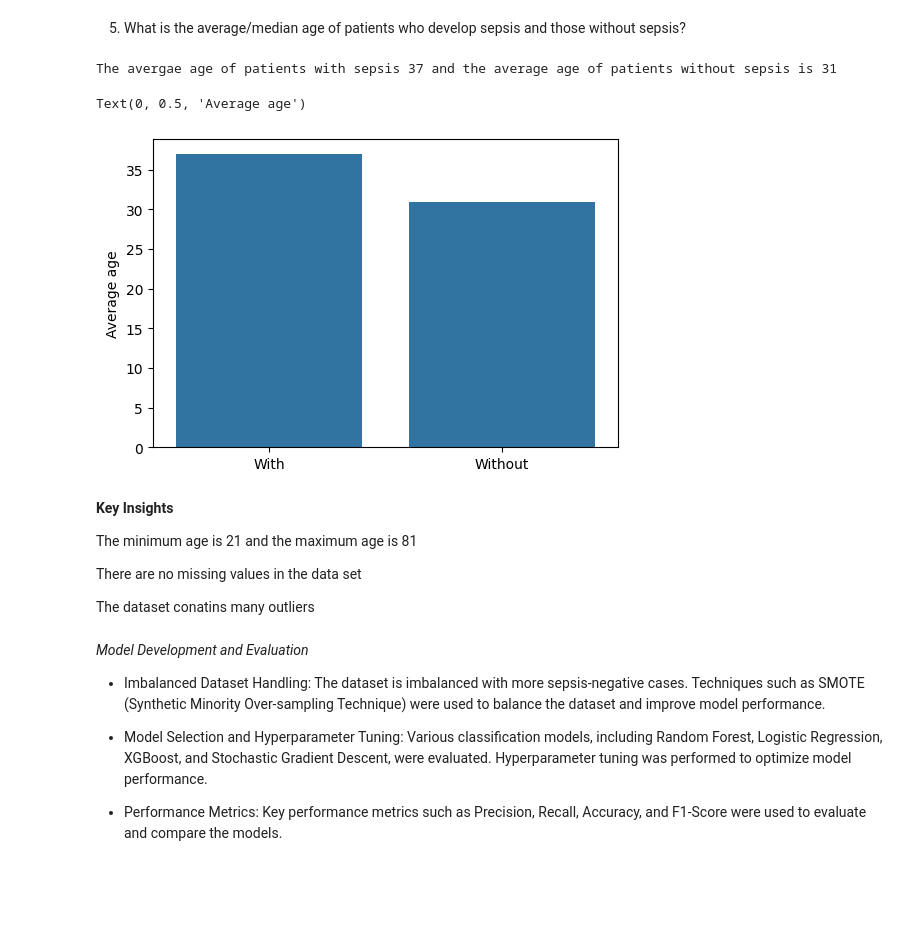
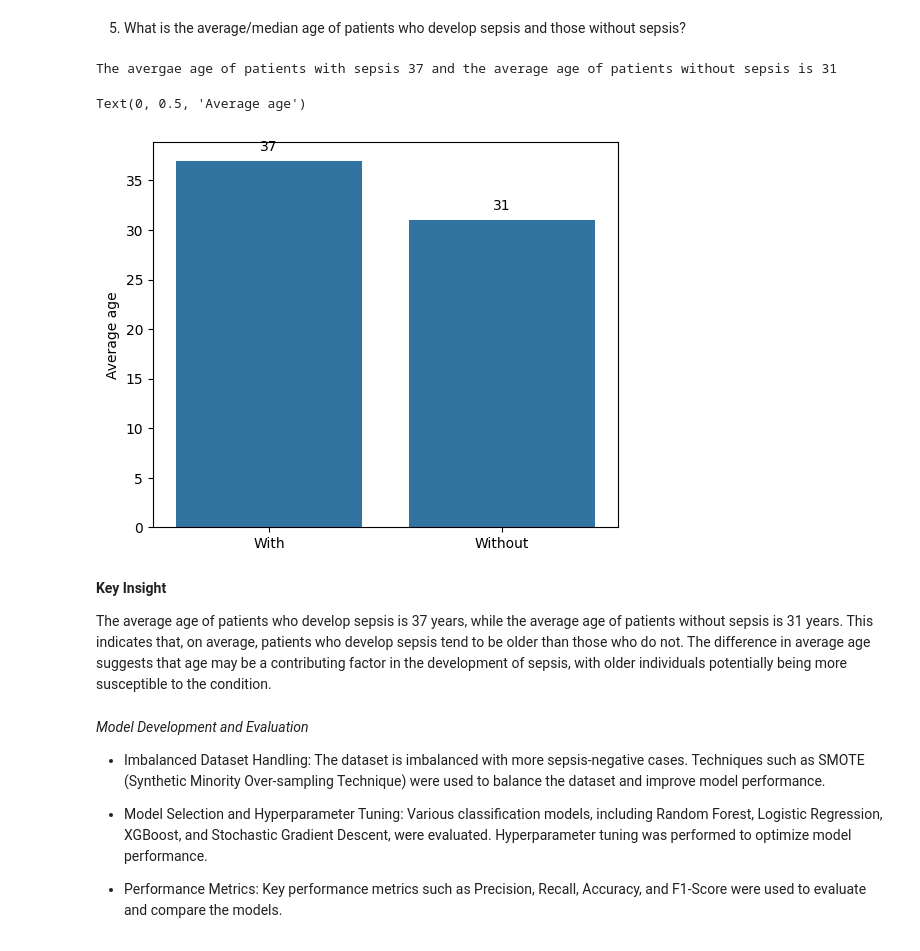
Before and after one commit to heldana30/Building_ML_APIs_With_FastAPI, a Jupyter notebook: dev/Notebook/api.ipynb, the cells around one changed output. Cells and saved outputs as stored; diff of their text form; code cells hidden in the pictures; blank space fills up the shorter version.

```diff
--- a/dev/Notebook/api.ipynb
+++ b/dev/Notebook/api.ipynb
@@ -456,0 +451,7 @@ plt.show()
+# %%
+plt.figure(figsize=(6,6))
+ax = sns.barplot(insurance_sepsis)
+for p in ax.patches:
+    ax.annotate(f'{int(p.get_height())}', (p.get_x() + p.get_width() / 2., p.get_height()),
+                ha='center', va='center', xytext=(0, 10), textcoords='offset points')
+plt.show()
@@ -471,10 +478,12 @@ without_insurance_sepsis.head(2)
 | 0 | ICU200010 | 6 | 148 | 72 | 35 | 0 | 33.6 | 0.627 | 50 | 0 | Positive | ... |
 | 6 | ICU200016 | 3 | 78 | 50 | 32 | 88 | 31.0 | 0.248 | 26 | 0 | Positive | ... |
 # %%
-plt.figure(figsize=(6,4))
-sns.countplot(data=train_df[mask_sepsis], x='Insurance', palette='viridis')
+plt.figure(figsize=(6,6))
+ax = sns.countplot(data=train_df[mask_sepsis], x='Insurance', palette='viridis')
 plt.xticks([0,1], ['without', 'with'])
 plt.ylabel('Count of Sepsis')
-
+for p in ax.patches:
+    ax.annotate(f'{int(p.get_height())}', (p.get_x() + p.get_width() / 2., p.get_height()),
+                ha='center', va='center', xytext=(0, 10), textcoords='offset points')
 plt.show()
 # %% [output]
@@ -484,33 +497,31 @@ plt.show()
 # %%
 #Patients with sepsis
 with_sepsis = train_df[train_df['Sepsis']=='Positive']
 
 #Patients without sepsis
 without_sepsis = train_df[train_df['Sepsis']=='Negative']
 
 # calculate average age of patients with sepsis
 average_age_with_sepsis = round(with_sepsis['Age'].mean())
 
 # Calculate average age of patients without sepsis
 average_age_without_sepsis = round(without_sepsis['Age'].mean())
 
 print(f'The avergae age of patients with sepsis {average_age_with_sepsis} and the average age of patients without sepsis is {average_age_without_sepsis}')
-plt.figure(figsize=(6,4))
-sns.barplot(x=['With', 'Without'], y=[average_age_with_sepsis, average_age_without_sepsis])
+plt.figure(figsize=(6,5))
+ax = sns.barplot(x=['With', 'Without'], y=[average_age_with_sepsis, average_age_without_sepsis])
+for p in ax.patches:
+    ax.annotate(f'{int(p.get_height())}', (p.get_x() + p.get_width() / 2., p.get_height()),
+                ha='center', va='center', xytext=(0, 10), textcoords='offset points')
 plt.ylabel('Average age')
 # %% [output]
 The avergae age of patients with sepsis 37 and the average age of patients without sepsis is 31
 Text(0, 0.5, 'Average age')
-[figure, old version]
+[figure, new version]
-# %% [markdown]
-
-**Key Insights**
-
-The minimum age is 21 and the maximum age is 81
-
-There are no missing values in the data set
-
-The dataset conatins many outliers
+# %% [markdown]
+**Key Insight**
+
+The average age of patients who develop sepsis is 37 years, while the average age of patients without sepsis is 31 years. This indicates that, on average, patients who develop sepsis tend to be older than those who do not. The difference in average age suggests that age may be a contributing factor in the development of sepsis, with older individuals potentially being more susceptible to the condition.
 # %% [markdown]
 
 *Model Development and Evaluation*
```
Also changed, not shown: parts of 7 cells of this notebook.
